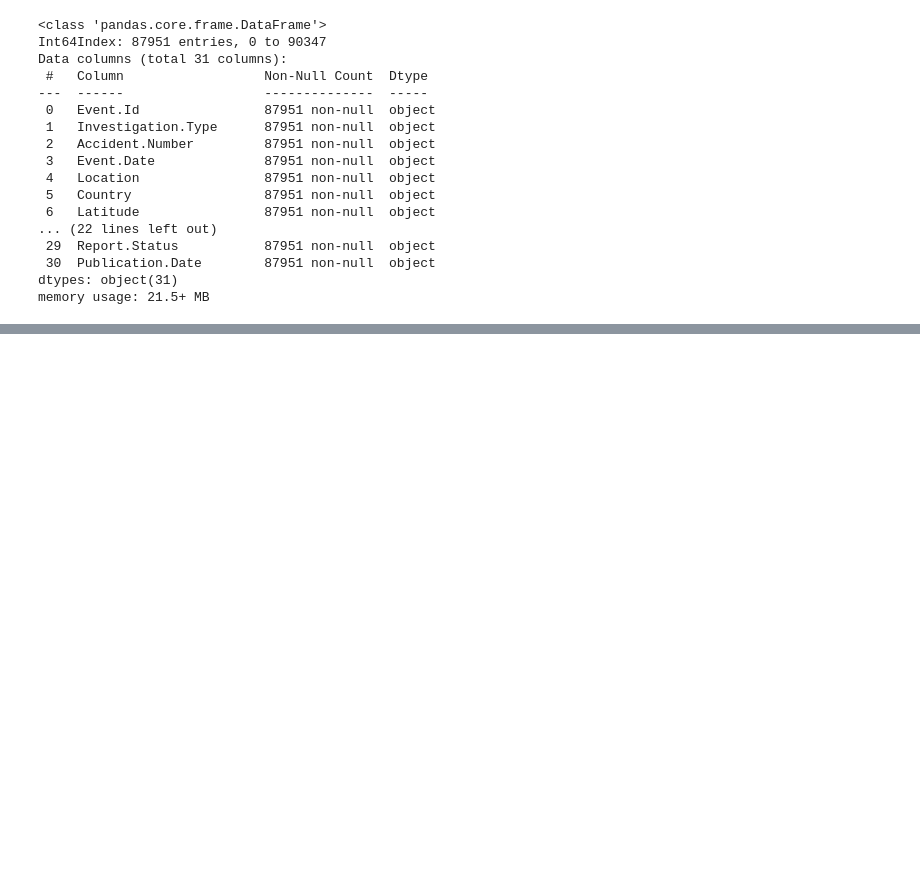
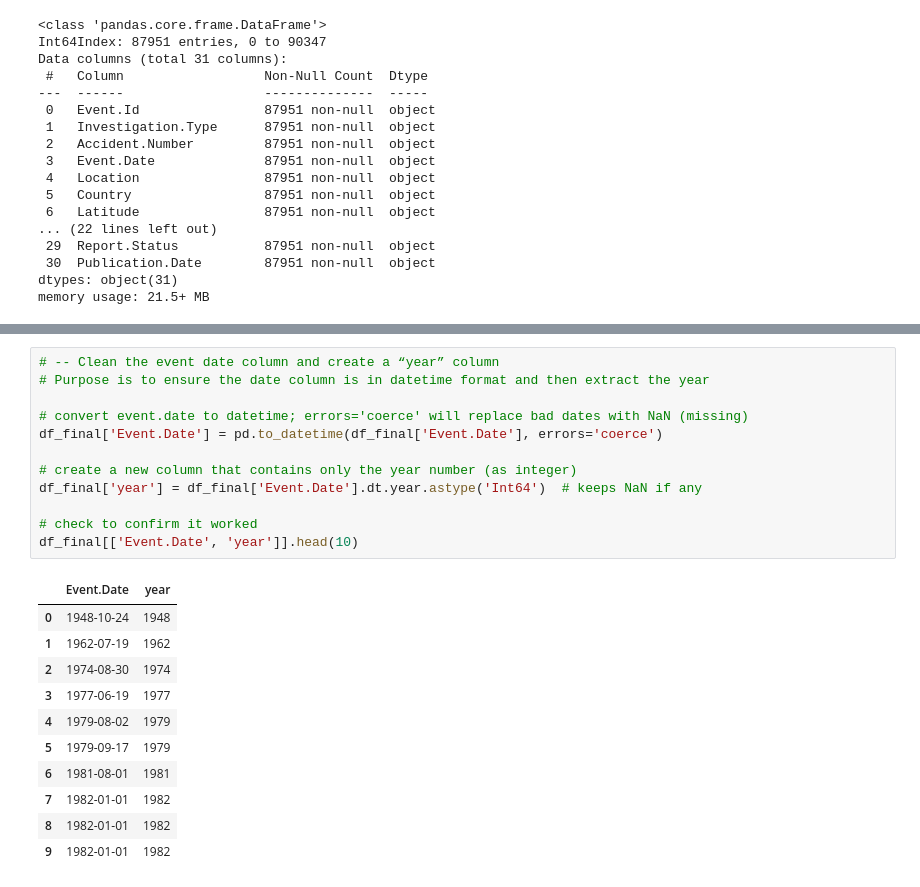
Before and after one commit to Aby-12/Project-One-Abigael-Kariuki, a Jupyter notebook: aviation.ipynb, the cells around one changed output, grey strips where cells are left out. Drawn from its saved outputs; the diff is of its cells as text; blank space fills up the shorter version.

```diff
--- a/aviation.ipynb
+++ b/aviation.ipynb
@@ -229,0 +247,24 @@ This is meant to keep things simple for the analysis.
+# %%
+# -- Clean the event date column and create a “year” column
+# Purpose is to ensure the date column is in datetime format and then extract the year
+
+# convert event.date to datetime; errors='coerce' will replace bad dates with NaN (missing)
+df_final['Event.Date'] = pd.to_datetime(df_final['Event.Date'], errors='coerce')
+
+# create a new column that contains only the year number (as integer)
+df_final['year'] = df_final['Event.Date'].dt.year.astype('Int64')  # keeps NaN if any
+
+# check to confirm it worked
+df_final[['Event.Date', 'year']].head(10)
+# %% [output]
+|  | Event.Date | year |
+| 0 | 1948-10-24 | 1948 |
+| 1 | 1962-07-19 | 1962 |
+| 2 | 1974-08-30 | 1974 |
+| 3 | 1977-06-19 | 1977 |
+| 4 | 1979-08-02 | 1979 |
+| 5 | 1979-09-17 | 1979 |
+| 6 | 1981-08-01 | 1981 |
+| 7 | 1982-01-01 | 1982 |
+| 8 | 1982-01-01 | 1982 |
+| 9 | 1982-01-01 | 1982 |
```
Also changed, not shown: parts of 3 cells of this notebook.
